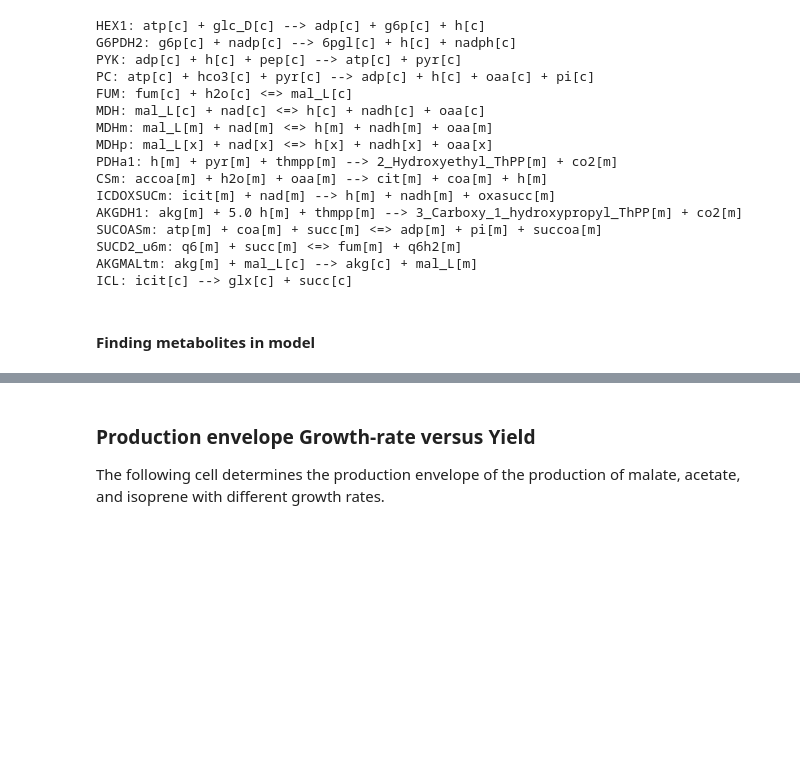
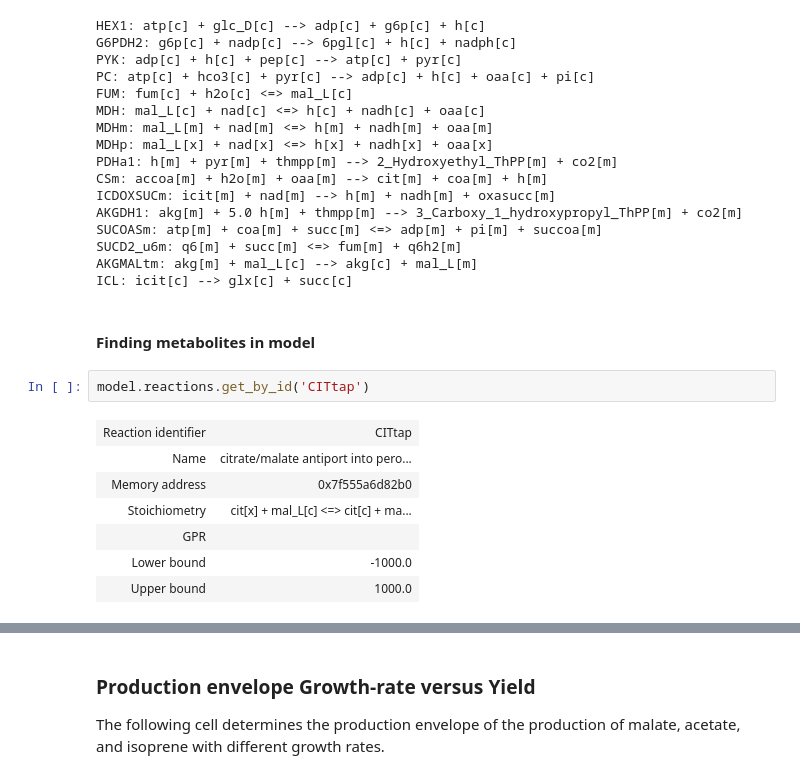
Before and after one commit to iAMB-RWTH-Aachen/Opol-GSMM, a Jupyter notebook: code/Model-Analysis.ipynb, the cells around one changed output, grey strips where cells are left out. Saved outputs shown, nothing was run; the diff lists cells and outputs as text; blank space fills up the shorter version.

```diff
--- a/code/Model-Analysis.ipynb
+++ b/code/Model-Analysis.ipynb
@@ -199,6 +195,16 @@ AKGMALtm: akg[m] + mal_L[c] --> akg[c] + mal_L[m]
 ICL: icit[c] --> glx[c] + succ[c]
 # %% [markdown]
 #### Finding metabolites in model
+# %%
+model.reactions.get_by_id('CITtap')
+# %% [output]
+| Reaction identifier | CITtap |
+| Name | citrate/malate antiport into pero... |
+| Memory address | 0x7f555a6d82b0 |
+| Stoichiometry | cit[x] + mal_L[c] <=> cit[c] + ma... |
+| GPR |  |
+| Lower bound | -1000.0 |
+| Upper bound | 1000.0 |
 # %%
 # Searching for metabolite IDs
 # CheckMetName = 'Acetone'
```
Also changed, not shown: parts of 16 cells of this notebook, 25 other files.
